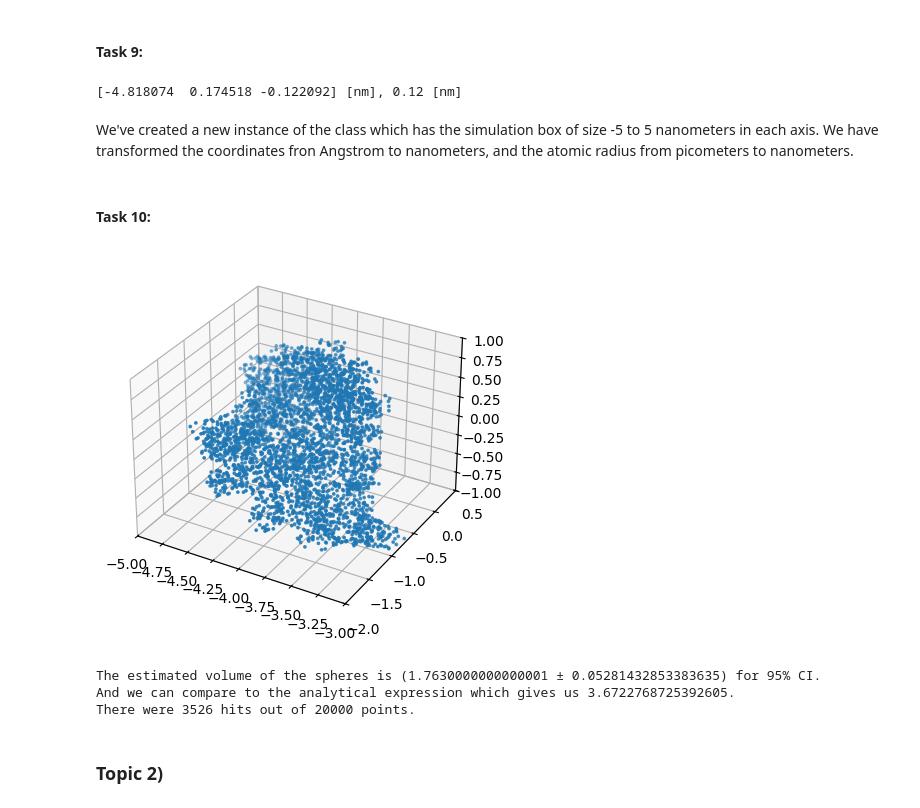
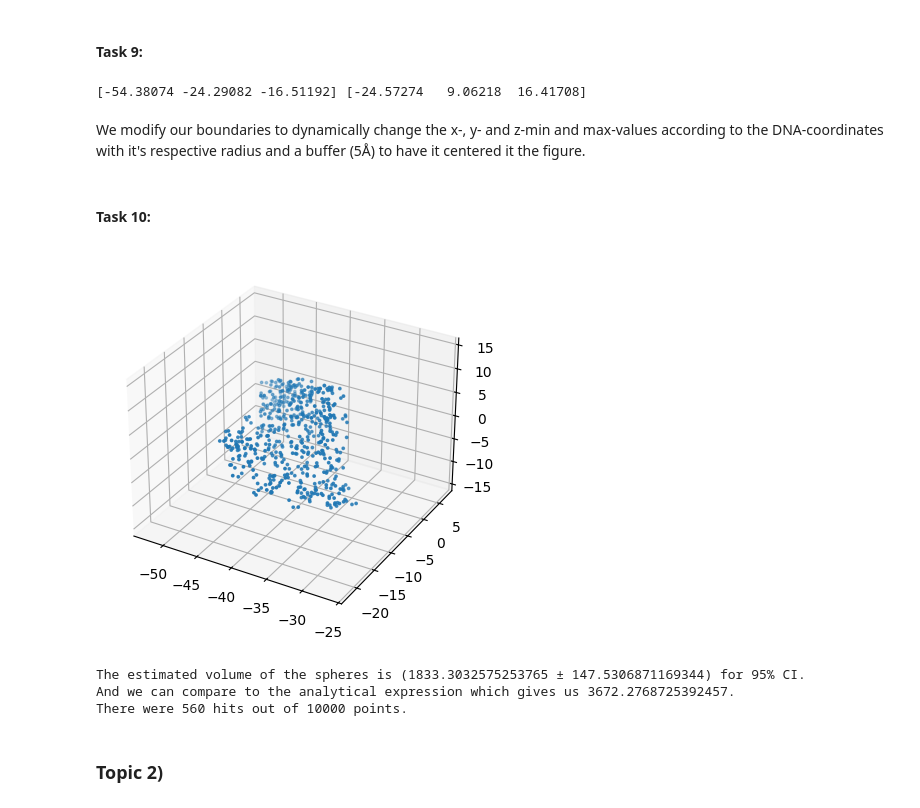
Before and after one commit to esoey/AEJ_project3, a Jupyter notebook: project_3.ipynb, the cells around one changed output. Cells and saved outputs as stored; diff of their text form; code cells hidden in the pictures.

```diff
--- a/project_3.ipynb
+++ b/project_3.ipynb
@@ -37,7 +37,7 @@ False
 # %% [markdown]
 #### Task 4:
 # %%
-n_points = 90000
+n_points = 9000
 points_inside, fraction = monte_carlo.calculate_fraction_of_points(n_points, center, radius)
 
 est_volume, std_err = monte_carlo.calculate_accuracy(n_points, fraction)
@@ -131,7 +121,7 @@ dna = []
 with open("dna_coords.txt", "r") as f:
     for line in f:
         line = line.split()
-        coordinates = np.array((float(line[1])/10, float(line[2])/10, float(line[3])/10))
+        coordinates = [float(line[1]), float(line[2]), float(line[3])]
         radius = monte_carlo.translate_periodic_table(line[0])
         dna.append([coordinates, radius])
 # %% [markdown]
@@ -139,42 +129,42 @@ We have made an array with grouped coordinates and radius of each atom in the dn
 # %% [markdown]
 #### Task 9:
 # %%
-dna_monte_carlo = Monte_Carlo_simulations([-5, -2, -1], [-3, 0.5, 1])
-print(f"{dna[0][0]} [nm], {dna[0][1]} [nm]")
+monte_carlo.change_boundaries(dna)
+print(monte_carlo.min_xyz, monte_carlo.max_xyz)
 # %% [output]
-[-4.818074  0.174518 -0.122092] [nm], 0.12 [nm]
+[-54.38074 -24.29082 -16.51192] [-24.57274   9.06218  16.41708]
 # %% [markdown]
-We've created a new instance of the class which has the simulation box of size -5 to 5 nanometers in each axis. We have transformed the coordinates fron Angstrom to nanometers, and the atomic radius from picometers to nanometers.
+We modify our boundaries to dynamically change the x-, y- and z-min and max-values according to the DNA-coordinates with it's respective radius and a buffer (5Å) to have it centered it the figure.
 # %% [markdown]
 #### Task 10:
 # %%
-n_points = 20000
+n_points = 10000
 accumulated_hits, accumulated_frac = [], []
 for _ in range(n_points):
-    point = dna_monte_carlo.place_random_point()
+    point = monte_carlo.place_random_point()
     for atom in dna:
         coordinate, radius = atom[0], atom[1]
-        if dna_monte_carlo.in_sphere(point, coordinate, radius):
+        if monte_carlo.in_sphere(point, coordinate, radius):
             accumulated_hits.append(point)
             break
 
-dna_monte_carlo.plot_3d(np.array(accumulated_hits))
+monte_carlo.plot_3d(np.array(accumulated_hits))
 # %% [output]
-[figure, old version]
+[figure, new version]
 # %%
 fraction = len(accumulated_hits) / n_points
-est_volume, std_err = dna_monte_carlo.calculate_accuracy(n_points, fraction)
+est_volume, std_err = monte_carlo.calculate_accuracy(n_points, fraction)
 
 accumulated_volume = []
 for atom in dna:
     radius = atom[1]
-    accumulated_volume.append(dna_monte_carlo.calculate_analytical(radius))
+    accumulated_volume.append(monte_carlo.calculate_analytical(radius))
 
 print(f"The estimated volume of the spheres is ({est_volume} ± {1.96 * std_err}) for 95% CI. \nAnd we can compare to the analytical expression which gives us {sum(accumulated_volume)}. \nThere were {len(accumulated_hits)} hits out of {n_points} points.")
 # %% [output]
-The estimated volume of the spheres is (1.7630000000000001 ± 0.05281432853383635) for 95% CI.
-And we can compare to the analytical expression which gives us 3.6722768725392605.
-There were 3526 hits out of 20000 points.
+The estimated volume of the spheres is (1833.3032575253765 ± 147.5306871169344) for 95% CI.
+And we can compare to the analytical expression which gives us 3672.2768725392457.
+There were 560 hits out of 10000 points.
 # %% [markdown]
 ### Topic 2)
 # %% [markdown]
```
Also changed, not shown: parts of 14 cells of this notebook, 2 other files.
